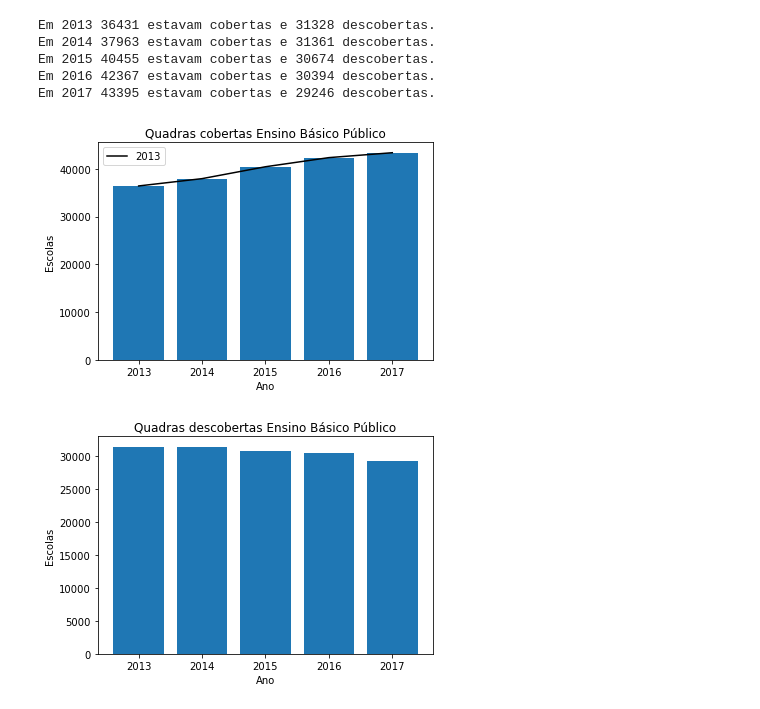
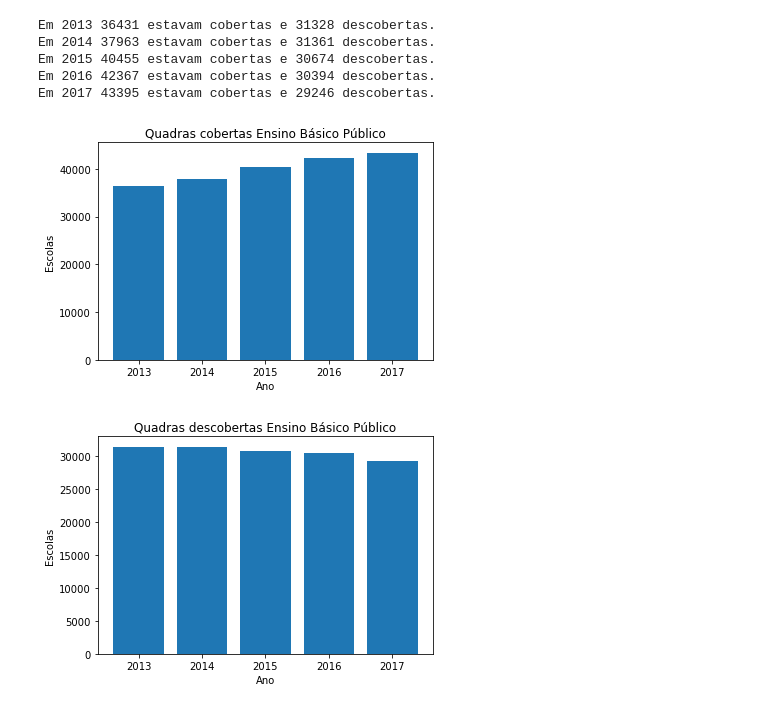
Before and after one commit to lucasokazaki/Quadras-cobertas-e-descobertas-Ensino-B-sico-P-blico, a Jupyter notebook: Untitled.ipynb, the cells around one changed output. Cells and saved outputs as stored; diff of their text form; code cells hidden in the pictures.

```diff
--- a/Untitled.ipynb
+++ b/Untitled.ipynb
@@ -40,16 +40,14 @@ Em 2017 43395 estavam cobertas e 29246 descobertas.
 # %%
 x = [2013, 2014, 2015, 2016, 2017]
 y = [(coberta_2013), (coberta_2014), (coberta_2015), (coberta_2016), (coberta_2017)]
 
 plt.title('Quadras cobertas Ensino Básico Público')
 plt.xlabel('Ano')
 plt.ylabel('Escolas')
 plt.bar(x, y)
-plt.plot(x, y,  color ='k', label = '2013')
-plt.legend()
 plt.show()
 # %% [output]
-[figure, old version]
+[figure, new version]
 # %%
 x = [2013, 2014, 2015, 2016, 2017]
 y = [(descoberta_2013), (descoberta_2014), (descoberta_2015), (descoberta_2016), (descoberta_2017)]
```
Also changed, not shown: parts of 1 cell of this notebook, 1 other file.
